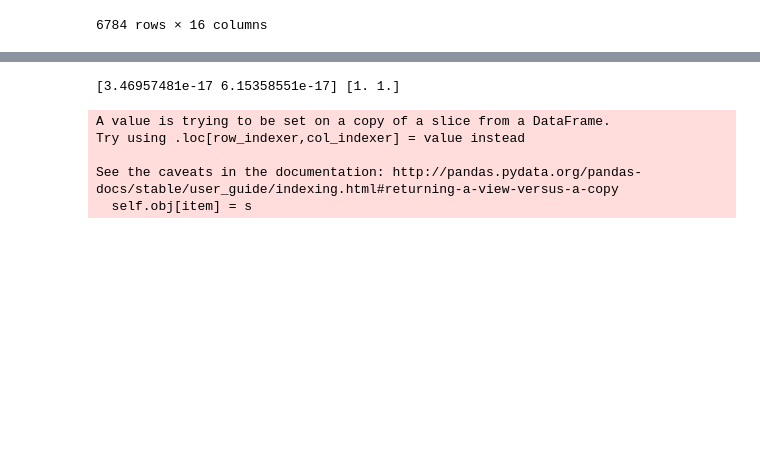
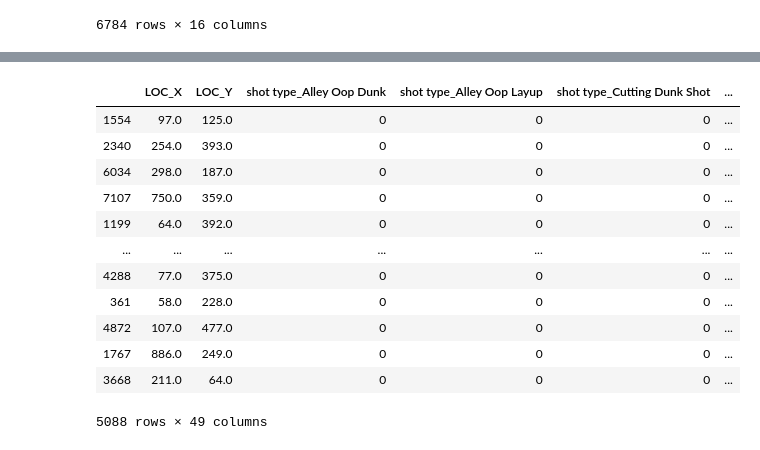
Before and after one commit to stewart-lacy/final-project, a Jupyter notebook: Machine_Learning_Shots.ipynb, the cells around one changed output, grey strips where cells are left out. Drawn from its saved outputs; the diff is of its cells as text; code cells hidden in the pictures; blank space fills up the shorter version.

```diff
--- a/Machine_Learning_Shots.ipynb
+++ b/Machine_Learning_Shots.ipynb
@@ -167,0 +315,3 @@ formattedChicago
+# %%
+X = formattedChicago[["LOC_X","LOC_Y","shot type"]]
+y = formattedChicago[["EVENT_TYPE"]]
@@ -168,22 +348,23 @@ formattedChicago
 # %%
 from sklearn.model_selection import train_test_split
 
-y = np.array(formattedChicago['EVENT_TYPE']).astype(int)
-X = formattedChicago.drop('EVENT_TYPE',1)
-X_train, X_test, y_train, y_test = train_test_split(X,y,test_size=0.2,random_state=5)
+X= pd.get_dummies(X)
+robust_scaler = RobustScaler()
+y = robust_scaler.fit_transform(X)
+X_train, X_test, y_train, y_test = train_test_split(X, y, random_state=9000)
+
+X_train
+# %% [output]
+|  | LOC_X | LOC_Y | shot type_Alley Oop Dunk | shot type_Alley Oop Layup | shot type_Cutting Dunk Shot | ... |
+| 1554 | 97.0 | 125.0 | 0 | 0 | 0 | ... |
+| 2340 | 254.0 | 393.0 | 0 | 0 | 0 | ... |
+| 6034 | 298.0 | 187.0 | 0 | 0 | 0 | ... |
+| 7107 | 750.0 | 359.0 | 0 | 0 | 0 | ... |
+| 1199 | 64.0 | 392.0 | 0 | 0 | 0 | ... |
+| ... | ... | ... | ... | ... | ... | ... |
+| 4288 | 77.0 | 375.0 | 0 | 0 | 0 | ... |
+| 361 | 58.0 | 228.0 | 0 | 0 | 0 | ... |
+| 4872 | 107.0 | 477.0 | 0 | 0 | 0 | ... |
+| 1767 | 886.0 | 249.0 | 0 | 0 | 0 | ... |
+| 3668 | 211.0 | 64.0 | 0 | 0 | 0 | ... |
+5088 rows × 49 columns
-# %%
-from sklearn import preprocessing
-locationoncourt = X_train[['LOC_X','LOC_Y']]
-
-scaler = preprocessing.StandardScaler().fit(locationoncourt)
-locationoncourt_scaled = scaler.transform(locationoncourt)
-
-print(locationoncourt_scaled.mean(axis=0), locationoncourt_scaled.std(axis=0))
-X_train.loc[:,0] = (locationoncourt_scaled[:,0]/locationoncourt_scaled[:,1])
-# %% [output]
-[3.46957481e-17 6.15358551e-17] [1. 1.]
-A value is trying to be set on a copy of a slice from a DataFrame.
-Try using .loc[row_indexer,col_indexer] = value instead
-
-See the caveats in the documentation: http://pandas.pydata.org/pandas-docs/stable/user_guide/indexing.html#returning-a-view-versus-a-copy
-  self.obj[item] = s
```
Also changed, not shown: parts of 24 cells of this notebook, 1 other file.
